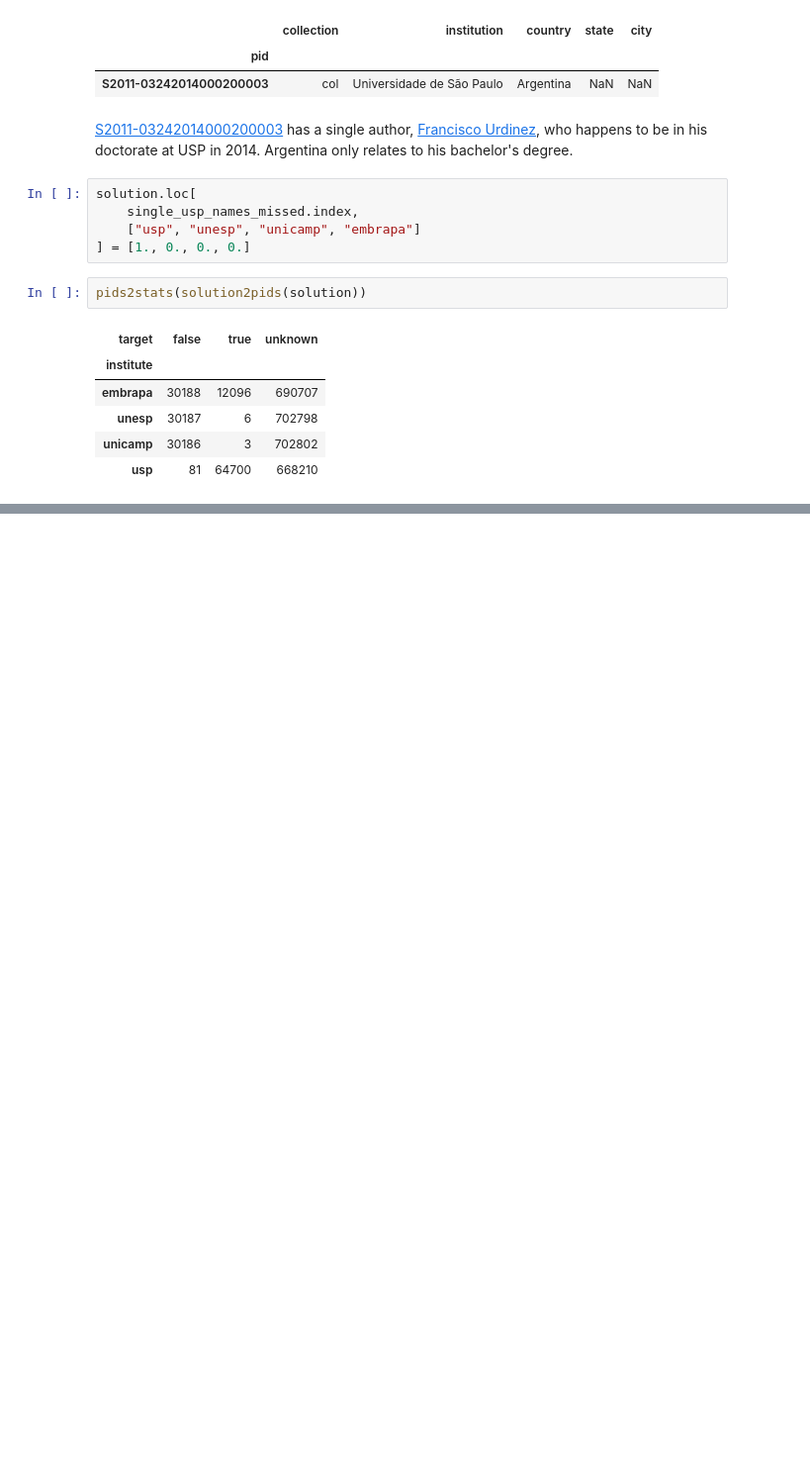
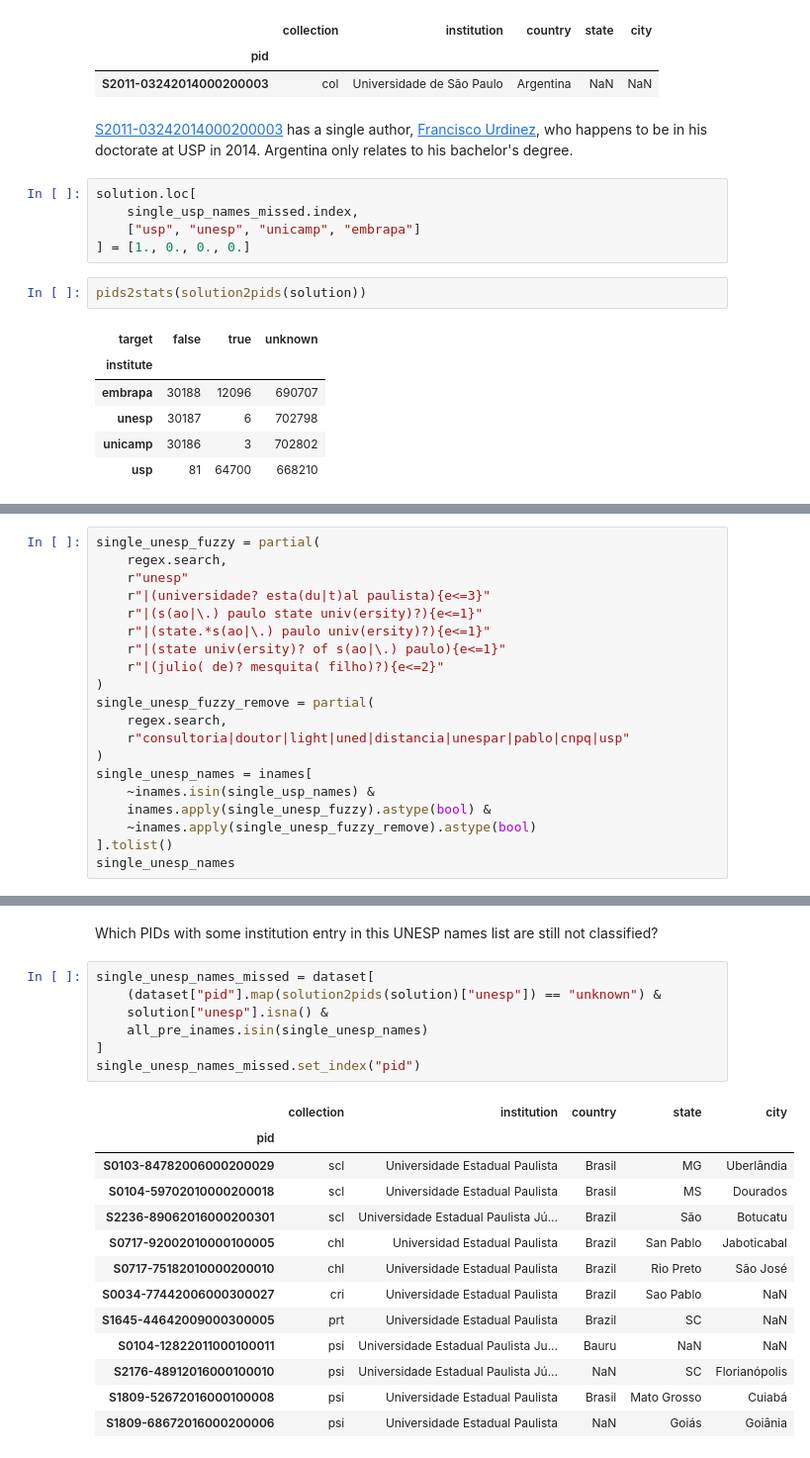
Before and after one commit to scieloorg/normalizations-experiments, a Jupyter notebook: experiments_2019-02_usp_unicamp_unesp_embrapa.ipynb, the cells around one changed output, grey strips where cells are left out. Shown: that part at 99% size. Cells and saved outputs as stored; diff of their text form; blank space fills up the shorter version.

```diff
--- a/experiments_2019-02_usp_unicamp_unesp_embrapa.ipynb
+++ b/experiments_2019-02_usp_unicamp_unesp_embrapa.ipynb
@@ -1722,0 +1725,20 @@ pids2stats(solution2pids(solution))
+# %%
+single_unesp_fuzzy = partial(
+    regex.search,
+    r"unesp"
+    r"|(universidade? esta(du|t)al paulista){e<=3}"
+    r"|(s(ao|\.) paulo state univ(ersity)?){e<=1}"
+    r"|(state.*s(ao|\.) paulo univ(ersity)?){e<=1}"
+    r"|(state univ(ersity)? of s(ao|\.) paulo){e<=1}"
+    r"|(julio( de)? mesquita( filho)?){e<=2}"
+)
+single_unesp_fuzzy_remove = partial(
+    regex.search,
+    r"consultoria|doutor|light|uned|distancia|unespar|pablo|cnpq|usp"
+)
+single_unesp_names = inames[
+    ~inames.isin(single_usp_names) &
+    inames.apply(single_unesp_fuzzy).astype(bool) &
+    ~inames.apply(single_unesp_fuzzy_remove).astype(bool)
+].tolist()
+single_unesp_names
@@ -1722,0 +1800,24 @@ pids2stats(solution2pids(solution))
+# %% [markdown]
+Which PIDs with some institution entry in this UNESP names list
+are still not classified?
+# %%
+single_unesp_names_missed = dataset[
+    (dataset["pid"].map(solution2pids(solution)["unesp"]) == "unknown") &
+    solution["unesp"].isna() &
+    all_pre_inames.isin(single_unesp_names)
+]
+single_unesp_names_missed.set_index("pid")
+# %% [output]
+|  | collection | institution | country | state | city |
+| pid |  |  |  |  |  |
+| S0103-84782006000200029 | scl | Universidade Estadual Paulista | Brasil | MG | Uberlândia |
+| S0104-59702010000200018 | scl | Universidade Estadual Paulista | Brasil | MS | Dourados |
+| S2236-89062016000200301 | scl | Universidade Estadual Paulista Jú... | Brazil | São | Botucatu |
+| S0717-92002010000100005 | chl | Universidad Estadual Paulista | Brazil | San Pablo | Jaboticabal |
+| S0717-75182010000200010 | chl | Universidade Estadual Paulista | Brazil | Rio Preto | São José |
+| S0034-77442006000300027 | cri | Universidade Estadual Paulista | Brazil | Sao Pablo | NaN |
+| S1645-44642009000300005 | prt | Universidade Estadual Paulista | Brazil | SC | NaN |
+| S0104-12822011000100011 | psi | Universidade Estadual Paulista Ju... | Bauru | NaN | NaN |
+| S2176-48912016000100010 | psi | Universidade Estadual Paulista Jú... | NaN | SC | Florianópolis |
+| S1809-52672016000100008 | psi | Universidade Estadual Paulista | Brasil | Mato Grosso | Cuiabá |
+| S1809-68672016000200006 | psi | Universidade Estadual Paulista | NaN | Goiás | Goiânia |
```
Also changed, not shown: parts of 34 cells of this notebook.
